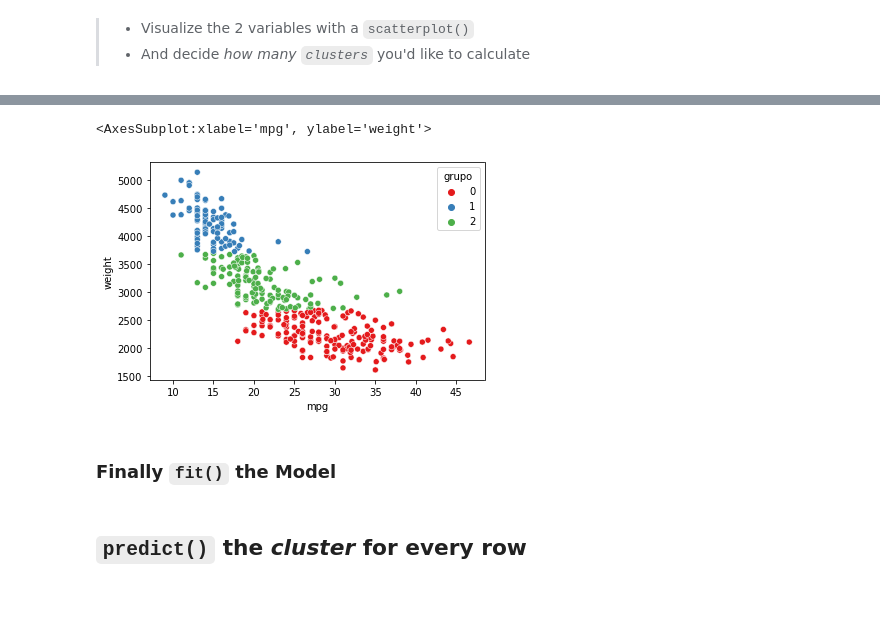
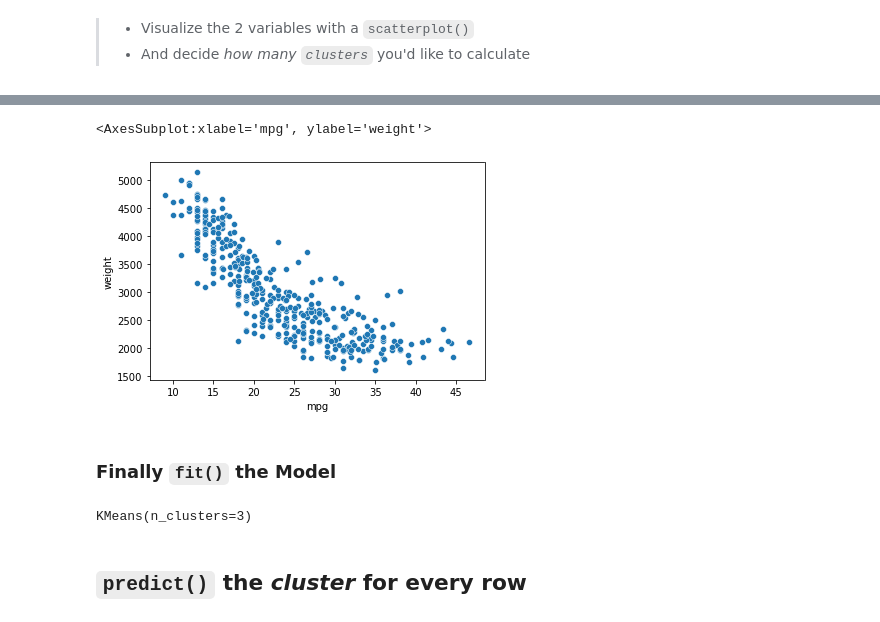
Before and after one commit to jgijonc/resolving-python-data-science, a Jupyter notebook: II Machine Learning & Deep Learning/05_Cluster Analysis con k-Means/05practice_cluster-kmeans.ipynb, the cells around one changed output, grey strips where cells are left out. Cells and saved outputs as stored; diff of their text form; code cells hidden in the pictures.

Commit message:
clase kmeans

```diff
--- a/II Machine Learning & Deep Learning/05_Cluster Analysis con k-Means/05practice_cluster-kmeans.ipynb
+++ b/II Machine Learning & Deep Learning/05_Cluster Analysis con k-Means/05practice_cluster-kmeans.ipynb
@@ -69,0 +76,4 @@ df
+# %%
+scaler = MinMaxScaler(feature_range=(0, 1))
+# %%
+scaler.fit(X=df)
@@ -69,0 +82,2 @@ df
+# %%
+df = pd.get_dummies(df, drop_first=True)
@@ -69,0 +94,2 @@ df
+# %%
+scaler.fit(df)
@@ -190,10 +294,14 @@ dfsel["grupo"]= grupos
 # %%
-sns.scatterplot(x="mpg", y="weight",data=dfsel, hue="grupo", palette="Set1")
+sns.scatterplot(x='mpg', y='weight', data=df)
 # %% [output]
 <AxesSubplot:xlabel='mpg', ylabel='weight'>
-[figure, old version]
+[figure, new version]
 # %% [markdown]
 ### Finally `fit()` the Model
+# %%
+model.fit(X=dfnorm[['mpg', 'weight']])
+# %% [output]
+KMeans(n_clusters=3)
 # %% [markdown]
 ## `predict()` the *cluster* for every row
 # %% [markdown]
```
Also changed, not shown: parts of 45 cells of this notebook, 2 other files.
